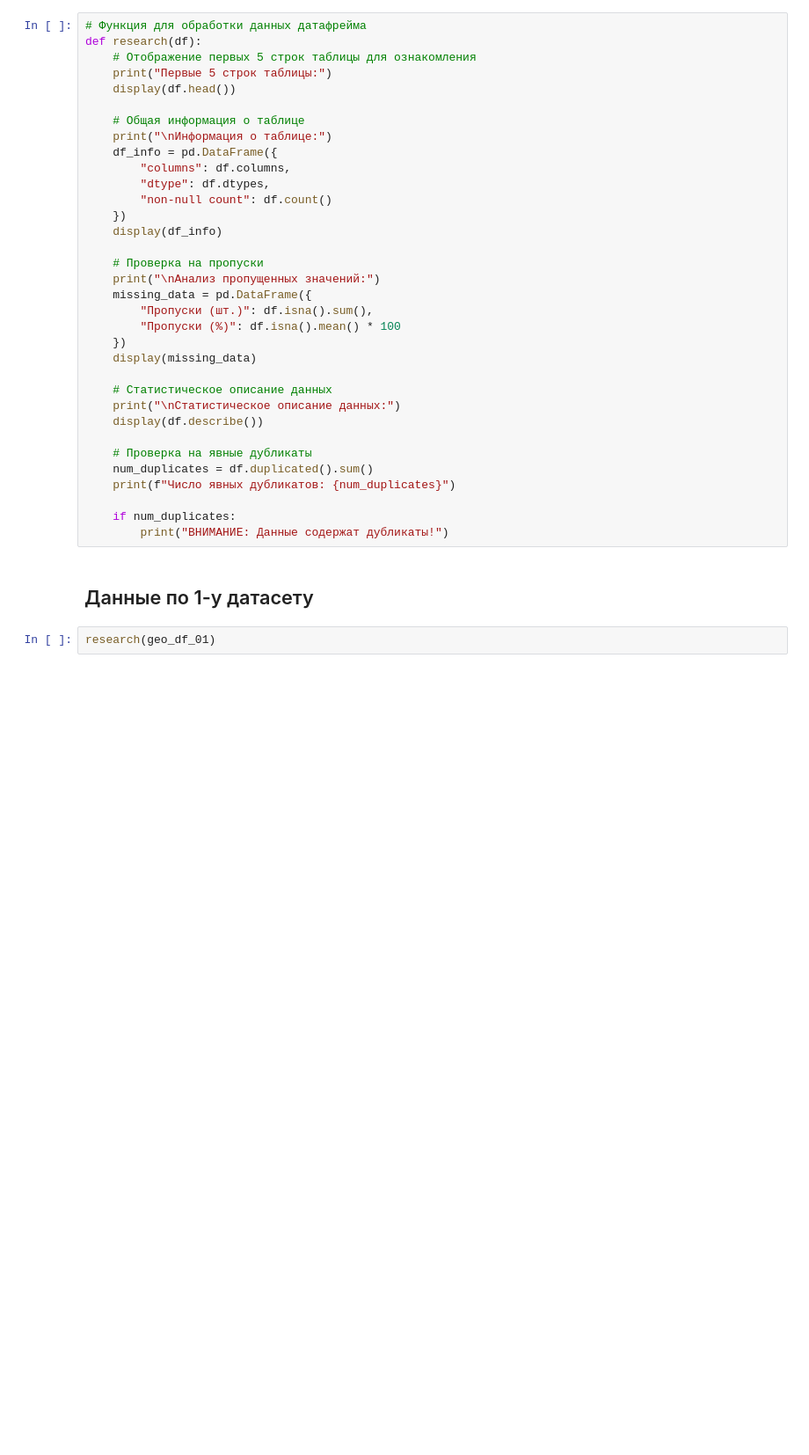
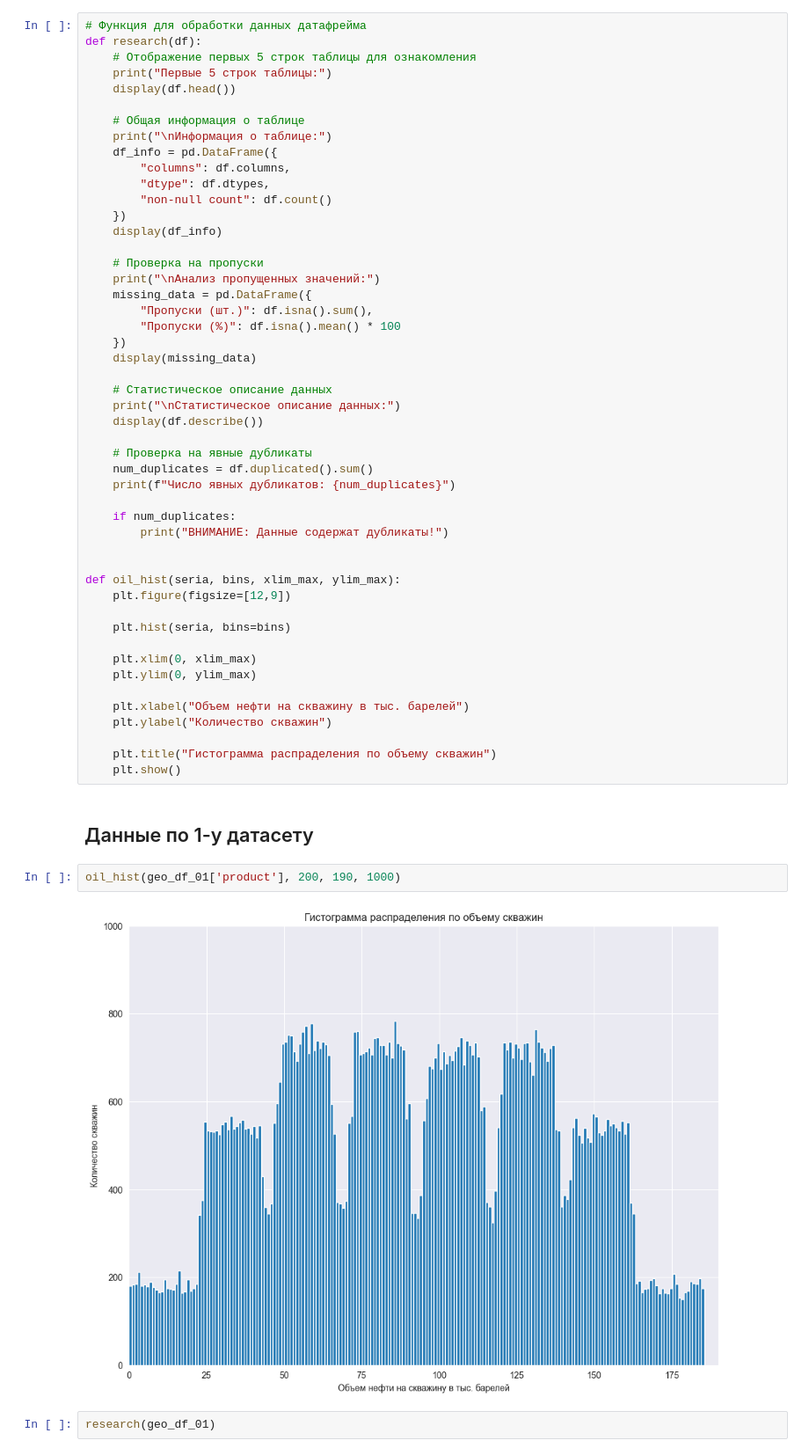
Before and after one commit to VladislavShvetsov/yandex_praktikum, a Jupyter notebook: oil.ipynb, the cells around one changed output. Shown: that part at 88% size. Drawn from its saved outputs; the diff is of its cells as text; blank space fills up the shorter version.

```diff
--- a/oil.ipynb
+++ b/oil.ipynb
@@ -165,8 +165,27 @@ def research(df):
 
     if num_duplicates:
         print("ВНИМАНИЕ: Данные содержат дубликаты!")
+
+
+def oil_hist(seria, bins, xlim_max, ylim_max):
+    plt.figure(figsize=[12,9])
+
+    plt.hist(seria, bins=bins)
+
+    plt.xlim(0, xlim_max)
+    plt.ylim(0, ylim_max)
+
+    plt.xlabel("Объем нефти на скважину в тыс. барелей")
+    plt.ylabel("Количество скважин")
+
+    plt.title("Гистограмма распраделения по объему скважин")
+    plt.show()
 # %% [markdown]
 ## Данные по 1-у датасету
+# %%
+oil_hist(geo_df_01['product'], 200, 190, 1000)
+# %% [output]
+[figure, added]
 # %%
 research(geo_df_01)
 # %% [output]
```
Also changed, not shown: parts of 7 cells of this notebook.
